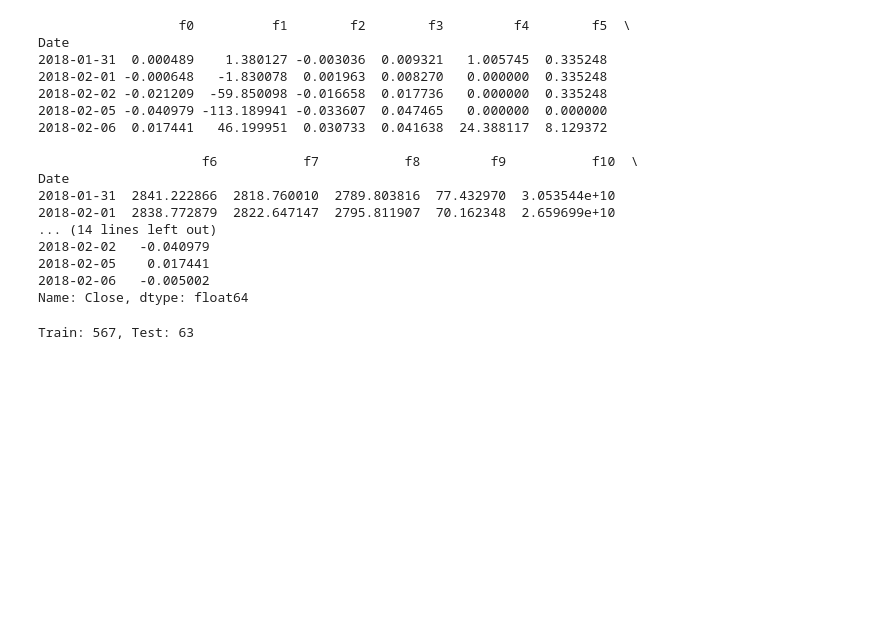
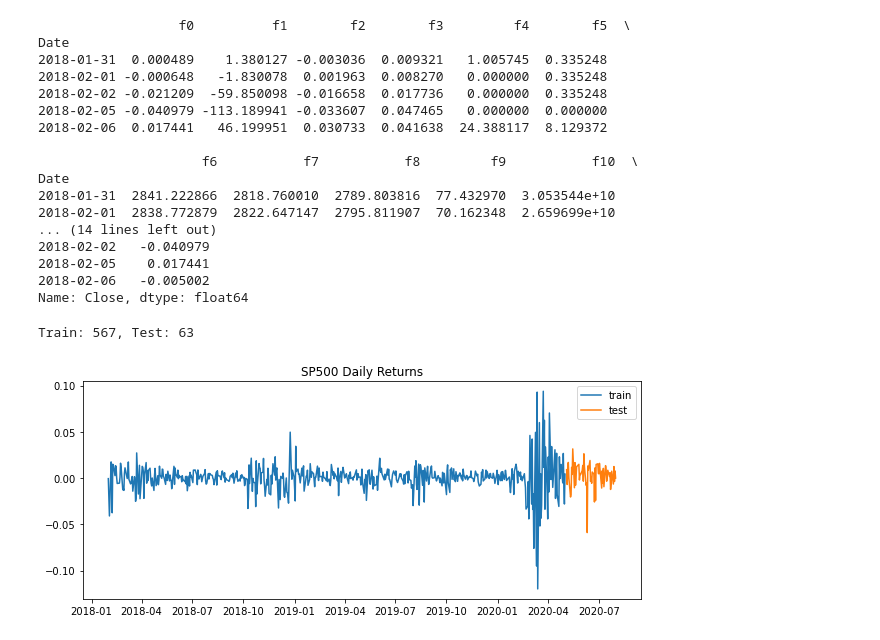
Before and after one commit to jbogocz/timeseries_sklearn, a Jupyter notebook: sp500_models.ipynb, the cells around one changed output. Saved outputs shown, nothing was run; the diff lists cells and outputs as text; code cells hidden in the pictures; blank space fills up the shorter version.

Commit message:
plot train, test datasets

```diff
--- a/sp500_models.ipynb
+++ b/sp500_models.ipynb
@@ -489,3 +489,12 @@ X_train, X_test, y_train, y_test = train_test_split(X, y, size=0.9)
 print(f'Train: {len(X_train)}, Test: {len(X_test)}')
 # %% [output]
 Train: 567, Test: 63
+# %%
+# Plot train & test datasets
+plt.plot(y_train, label='train')
+plt.plot(y_test, label='test')
+plt.title('SP500 Daily Returns')
+plt.legend()
+plt.show()
+# %% [output]
+[figure, added]
```
